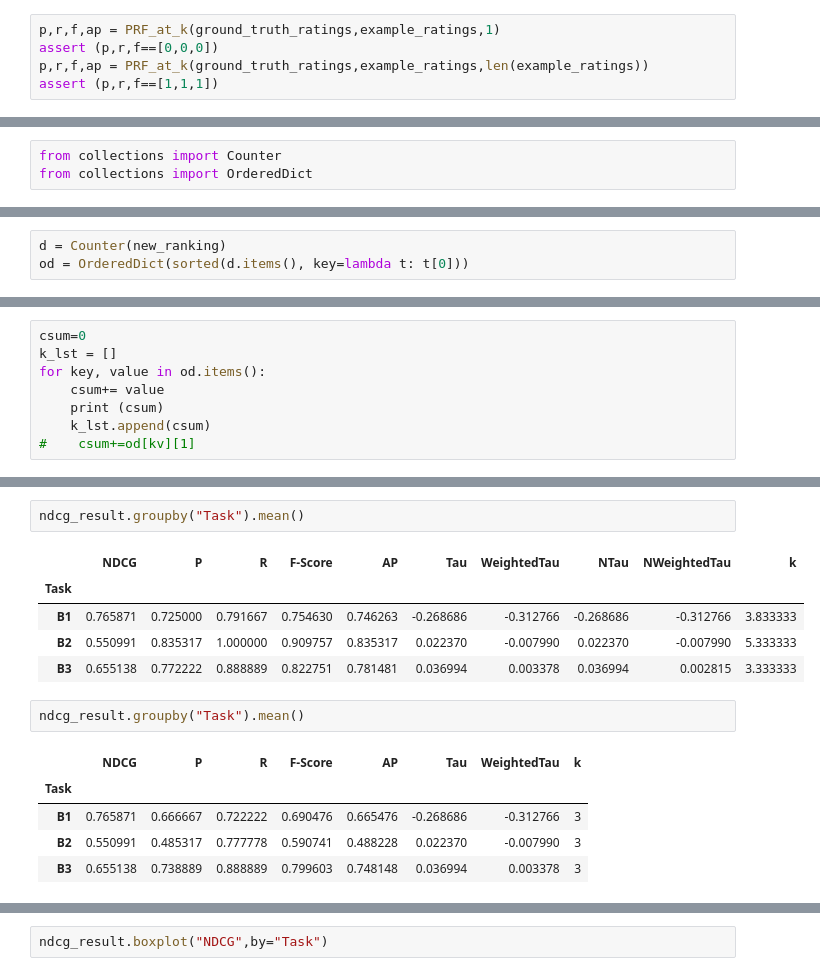
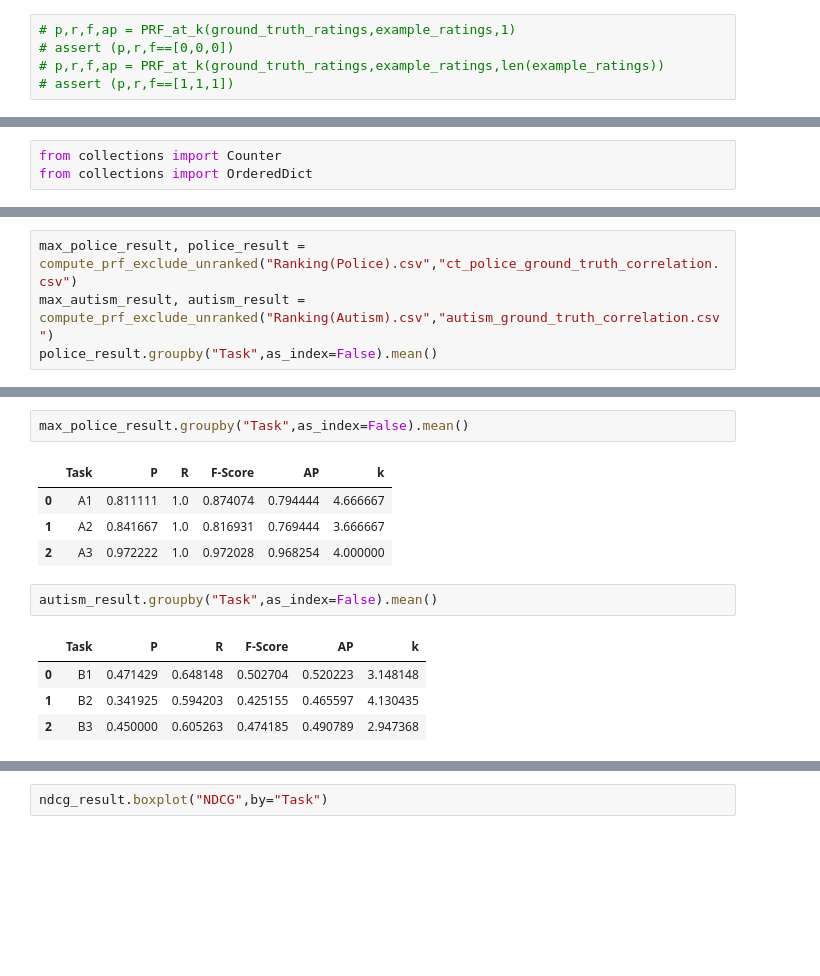
Before and after one commit to dorisjlee/viz-summarization, a Jupyter notebook: ipynb/RankingTaskNew.ipynb, the cells around one changed output, grey strips where cells are left out. Cells and saved outputs as stored; diff of their text form; blank space fills up the shorter version.

```diff
--- a/ipynb/RankingTaskNew.ipynb
+++ b/ipynb/RankingTaskNew.ipynb
@@ -68,10 +83,10 @@ assert np.isclose(dcg(example_ratings,6),6.861,1e-2) #check DCG calculation (Bas
 assert np.isclose(ndcg(ideal_ordering,[3,2,3,0,1,2],6),0.785,1e-2) #check NDCG calculation (Based on Wikipedia example)
 assert np.isclose(ndcg([3,1,2],[3, 1, 2],3),1) #sanity check
 # %%
-p,r,f,ap = PRF_at_k(ground_truth_ratings,example_ratings,1)
-assert (p,r,f==[0,0,0])
-p,r,f,ap = PRF_at_k(ground_truth_ratings,example_ratings,len(example_ratings))
-assert (p,r,f==[1,1,1])
+# p,r,f,ap = PRF_at_k(ground_truth_ratings,example_ratings,1)
+# assert (p,r,f==[0,0,0])
+# p,r,f,ap = PRF_at_k(ground_truth_ratings,example_ratings,len(example_ratings))
+# assert (p,r,f==[1,1,1])
 # %%
 # p_lst = []
 # r_lst = []
@@ -159,3 +169,0 @@ new_ranking
-# %%
-d = Counter(new_ranking)
-od = OrderedDict(sorted(d.items(), key=lambda t: t[0]))
@@ -166,8 +169,0 @@ OrderedDict([(1, 2), (2, 2), (3, 1), (4, 1), (5, 1)])
-# %%
-csum=0
-k_lst = []
-for key, value in od.items():
-    csum+= value
-    print (csum)
-    k_lst.append(csum)
-#    csum+=od[kv][1]
@@ -275,0 +233,4 @@ k: 7
+# %%
+max_police_result, police_result = compute_prf_exclude_unranked("Ranking(Police).csv","ct_police_ground_truth_correlation.csv")
+max_autism_result, autism_result = compute_prf_exclude_unranked("Ranking(Autism).csv","autism_ground_truth_correlation.csv")
+police_result.groupby("Task",as_index=False).mean()
@@ -276,16 +247,14 @@ k: 7
 # %%
-ndcg_result.groupby("Task").mean()
+max_police_result.groupby("Task",as_index=False).mean()
 # %% [output]
-|  | NDCG | P | R | F-Score | AP | Tau | WeightedTau | NTau | NWeightedTau | k |
-| Task |  |  |  |  |  |  |  |  |  |  |
-| B1 | 0.765871 | 0.725000 | 0.791667 | 0.754630 | 0.746263 | -0.268686 | -0.312766 | -0.268686 | -0.312766 | 3.833333 |
-| B2 | 0.550991 | 0.835317 | 1.000000 | 0.909757 | 0.835317 | 0.022370 | -0.007990 | 0.022370 | -0.007990 | 5.333333 |
-| B3 | 0.655138 | 0.772222 | 0.888889 | 0.822751 | 0.781481 | 0.036994 | 0.003378 | 0.036994 | 0.002815 | 3.333333 |
+|  | Task | P | R | F-Score | AP | k |
+| 0 | A1 | 0.811111 | 1.0 | 0.874074 | 0.794444 | 4.666667 |
+| 1 | A2 | 0.841667 | 1.0 | 0.816931 | 0.769444 | 3.666667 |
+| 2 | A3 | 0.972222 | 1.0 | 0.972028 | 0.968254 | 4.000000 |
 # %%
-ndcg_result.groupby("Task").mean()
+autism_result.groupby("Task",as_index=False).mean()
 # %% [output]
-|  | NDCG | P | R | F-Score | AP | Tau | WeightedTau | k |
-| Task |  |  |  |  |  |  |  |  |
-| B1 | 0.765871 | 0.666667 | 0.722222 | 0.690476 | 0.665476 | -0.268686 | -0.312766 | 3 |
-| B2 | 0.550991 | 0.485317 | 0.777778 | 0.590741 | 0.488228 | 0.022370 | -0.007990 | 3 |
-| B3 | 0.655138 | 0.738889 | 0.888889 | 0.799603 | 0.748148 | 0.036994 | 0.003378 | 3 |
+|  | Task | P | R | F-Score | AP | k |
+| 0 | B1 | 0.471429 | 0.648148 | 0.502704 | 0.520223 | 3.148148 |
+| 1 | B2 | 0.341925 | 0.594203 | 0.425155 | 0.465597 | 4.130435 |
+| 2 | B3 | 0.450000 | 0.605263 | 0.474185 | 0.490789 | 2.947368 |
```
Also changed, not shown: parts of 18 cells of this notebook, 1 other file.
